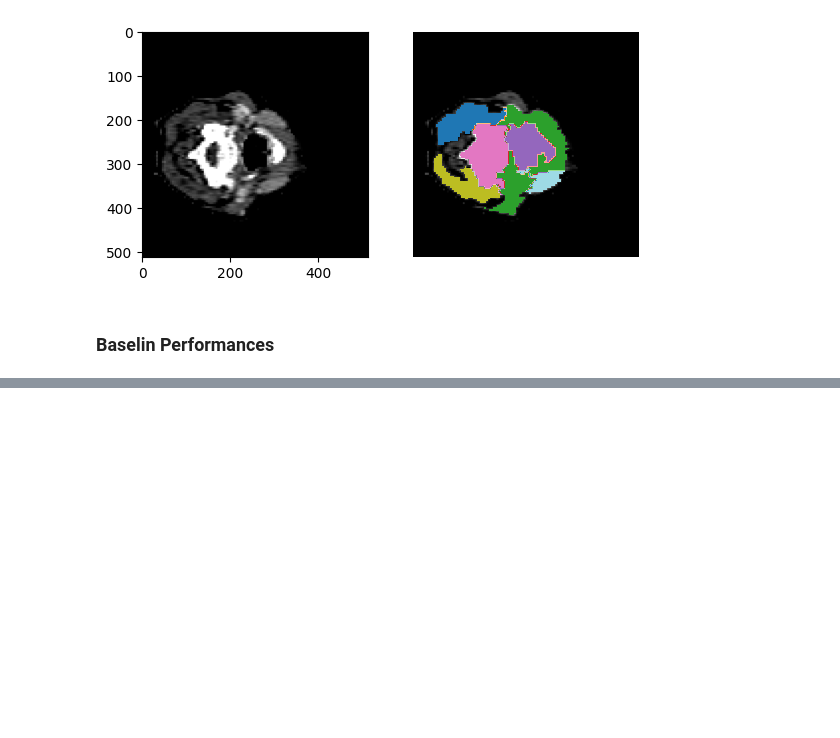
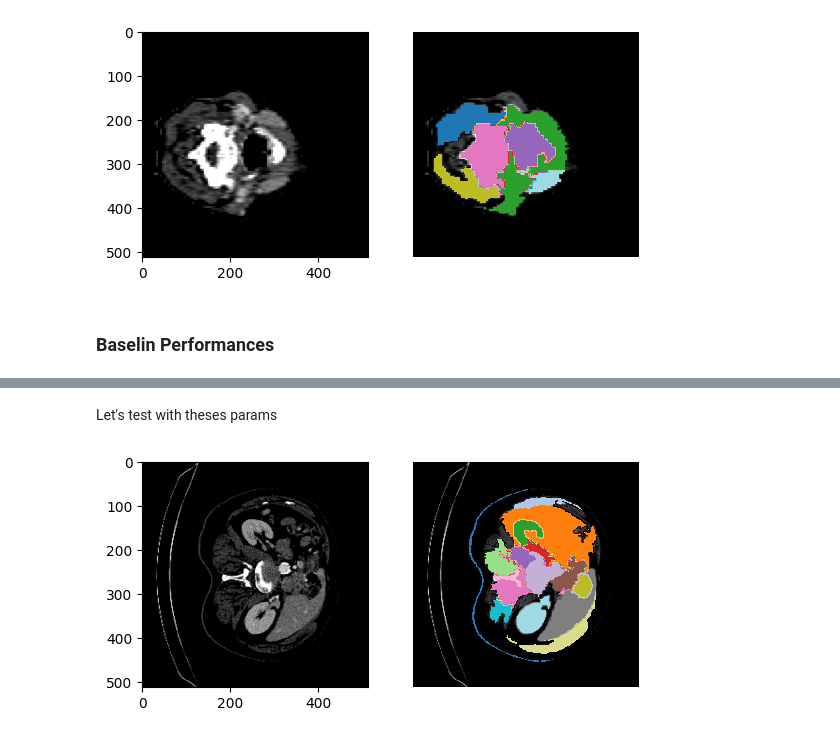
Before and after one commit to arigqt/challenge_ens, a Jupyter notebook: Code/felzenszwalb.ipynb, the cells around one changed output, grey strips where cells are left out. Drawn from its saved outputs; the diff is of its cells as text; code cells hidden in the pictures; blank space fills up the shorter version.

```diff
--- a/Code/felzenszwalb.ipynb
+++ b/Code/felzenszwalb.ipynb
@@ -79,0 +133,6 @@ rand_index_dataset(labels_val, labels_val_predicted_felzenszwalb.sample(200))
+# %% [markdown]
+Let's test with theses params
+# %%
+plot_slice_seg(X_train[0], felzenszwalb_one_sample(X_train[0], scale=51, sigma=0.9, min_size=900))
+# %% [output]
+[figure, added]
```
Also changed, not shown: parts of 10 cells of this notebook, 2 other files.
